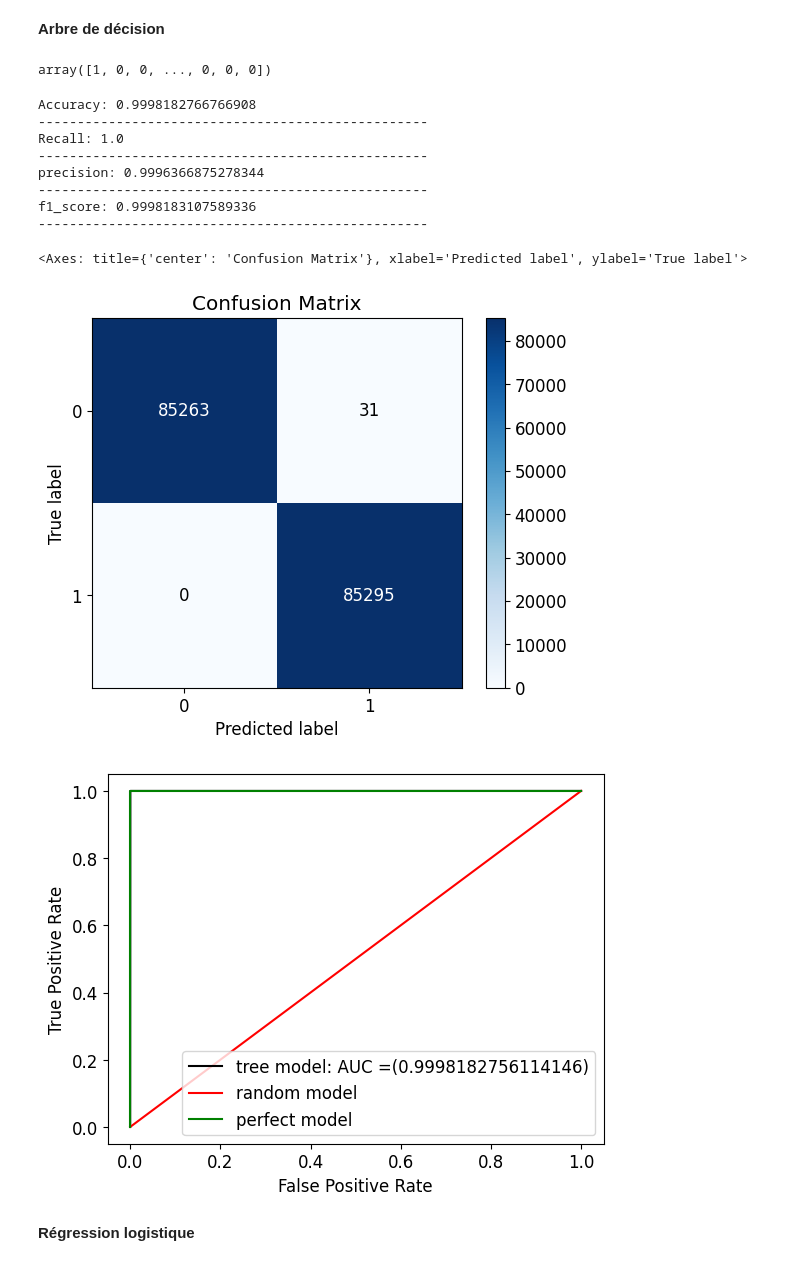
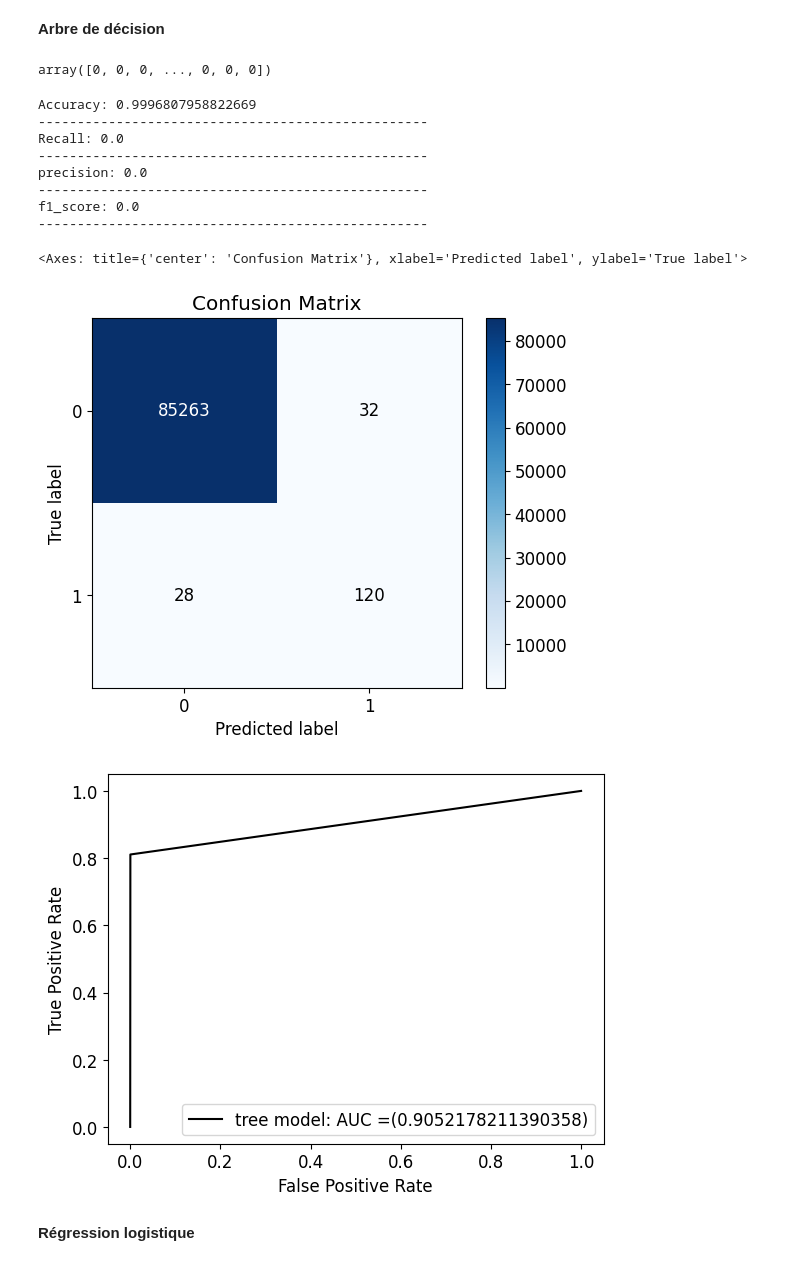
Before and after one commit to hamel-amir/Projet_Machine_learning, a Jupyter notebook: Copie_de_CreditCard.ipynb, the cells around one changed output. Cells and saved outputs as stored; diff of their text form; code cells hidden in the pictures.

```diff
--- a/Copie_de_CreditCard.ipynb
+++ b/Copie_de_CreditCard.ipynb
@@ -315,19 +308,19 @@ plt.show()
 # %% [markdown]
 **Rééquilibrage des classes**
 # %%
-from collections import Counter
-from imblearn.over_sampling import RandomOverSampler
-Y=df['Class'] # target
-mask=df.columns.shape[0]
-features=df.columns[:mask-1]
-X=df[features] # features
-#print(Counter(Y))
-# define oversampling strategy
-oversample = RandomOverSampler(sampling_strategy='minority')
-# fit and apply the transform
-X_over, y_over = oversample.fit_resample(X, Y)
-# summarize class distribution
-#print(Counter(y_over))
-X_over['Class']=y_over
-df=X_over.copy()
-sns.countplot(x='Class', data=df, palette=colors)
+# from collections import Counter
+# from imblearn.over_sampling import RandomOverSampler
+# Y=df['Class'] # target
+# mask=df.columns.shape[0]
+# features=df.columns[:mask-1]
+# X=df[features] # features
+# #print(Counter(Y))
+# # define oversampling strategy
+# oversample = RandomOverSampler(sampling_strategy='minority')
+# # fit and apply the transform
+# X_over, y_over = oversample.fit_resample(X, Y)
+# # summarize class distribution
+# #print(Counter(y_over))
+# X_over['Class']=y_over
+# df=X_over.copy()
+# sns.countplot(x='Class', data=df, palette=colors)
@@ -344,6 +334,14 @@ features=df.columns[:mask-1]
 X=df[features] # features
 
 X_train, X_test, y_train, y_test = train_test_split(X, Y, random_state=1, train_size = .7, stratify=Y)
+# %%
+X_train=X_train[['V1', 'V2', 'V3', 'V4', 'V5', 'V6', 'V7', 'V8', 'V9', 'V10',
+       'V11', 'V12', 'V13', 'V14', 'V15', 'V16', 'V17', 'V18', 'V19', 'V20',
+       'V21', 'V22', 'V23', 'V24', 'V25', 'V26', 'V27', 'V28']]
+
+X_test=X_test[['V1', 'V2', 'V3', 'V4', 'V5', 'V6', 'V7', 'V8', 'V9', 'V10',
+       'V11', 'V12', 'V13', 'V14', 'V15', 'V16', 'V17', 'V18', 'V19', 'V20',
+       'V21', 'V22', 'V23', 'V24', 'V25', 'V26', 'V27', 'V28']]
 # %% [markdown]
 **Arbre de décision**
 # %%
@@ -355,7 +353,7 @@ clf = clf.fit(X_train, y_train)
 y_pred=clf.predict(X_test)
 y_pred
 # %% [output]
-array([1, 0, 0, ..., 0, 0, 0])
+array([0, 0, 0, ..., 0, 0, 0])
 # %%
 def metrics_evaluation(y_test,y_pred):
   # Model Accuracy, how often is the classifier correct?
@@ -373,13 +371,13 @@ def metrics_evaluation(y_test,y_pred):
 
 metrics_evaluation(y_test,y_pred)
 # %% [output]
-Accuracy: 0.9998182766766908
+Accuracy: 0.9996807958822669
 --------------------------------------------------
-Recall: 1.0
+Recall: 0.0
 --------------------------------------------------
-precision: 0.9996366875278344
+precision: 0.0
 --------------------------------------------------
-f1_score: 0.9998183107589336
+f1_score: 0.0
 --------------------------------------------------
 # %%
 metrics.confusion_matrix(y_test,y_pred)
@@ -387,25 +385,25 @@ import scikitplot as skplt
 skplt.metrics.plot_confusion_matrix(y_test, y_pred)
 # %% [output]
 <Axes: title={'center': 'Confusion Matrix'}, xlabel='Predicted label', ylabel='True label'>
-[figure, old version]
+[figure, new version]
 # %%
 def curbe_ROC(y_test,y_pred):
   fpr_RF, tpr_RF, thresholds_RF = metrics.roc_curve(y_test,y_pred)
   import matplotlib.pyplot as plt
   # AUC
   auc_RF = metrics.roc_auc_score(y_test,y_pred)
 
   plt.plot(fpr_RF, tpr_RF,'k-',label = f'tree model: AUC =({auc_RF})')
-  plt.plot([0,1],[0,1],'r-',label='random model')
-  plt.plot([0,0,1,1],[0,1,1,1],'g-',label='perfect model')
+  # plt.plot([0,1],[0,1],'r-',label='random model')
+  # plt.plot([0,0,1,1],[0,1,1,1],'g-',label='perfect model')
   plt.legend()
   plt.xlabel('False Positive Rate')
   plt.ylabel('True Positive Rate')
   plt.show()
 
 curbe_ROC(y_test,y_pred)
 # %% [output]
-[figure, old version]
+[figure, new version]
 # %% [markdown]
 **Régression logistique**
 # %%
```
Also changed, not shown: parts of 31 cells of this notebook.
